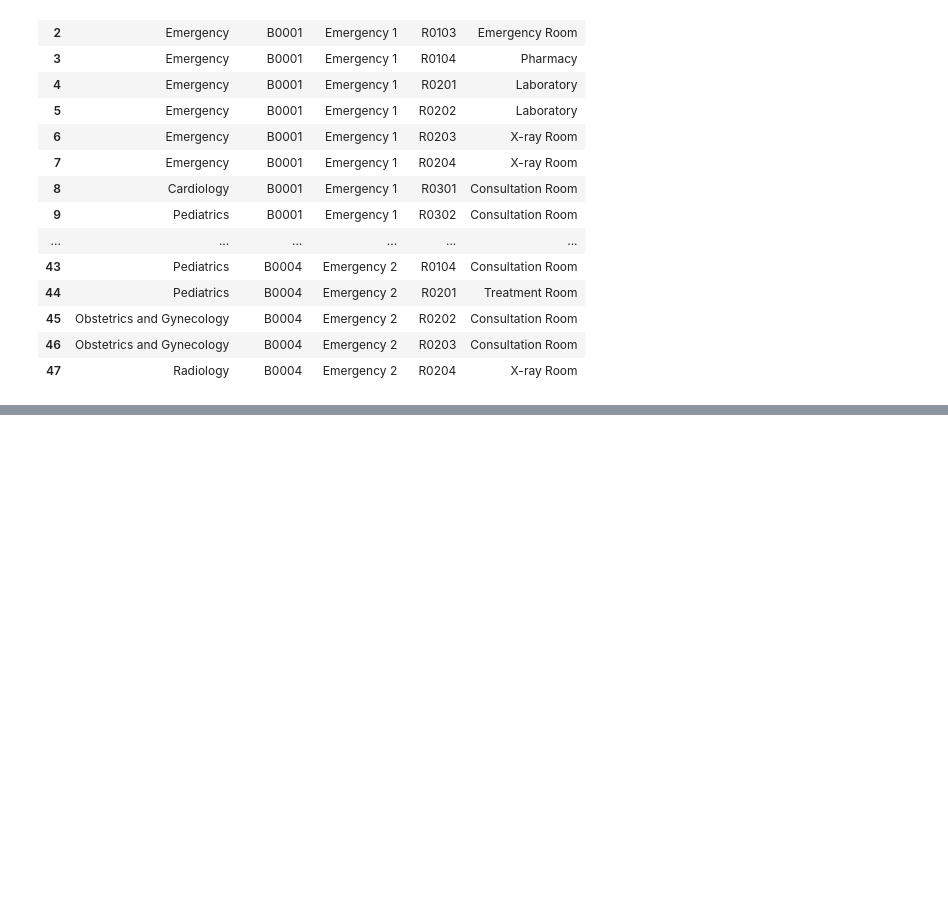
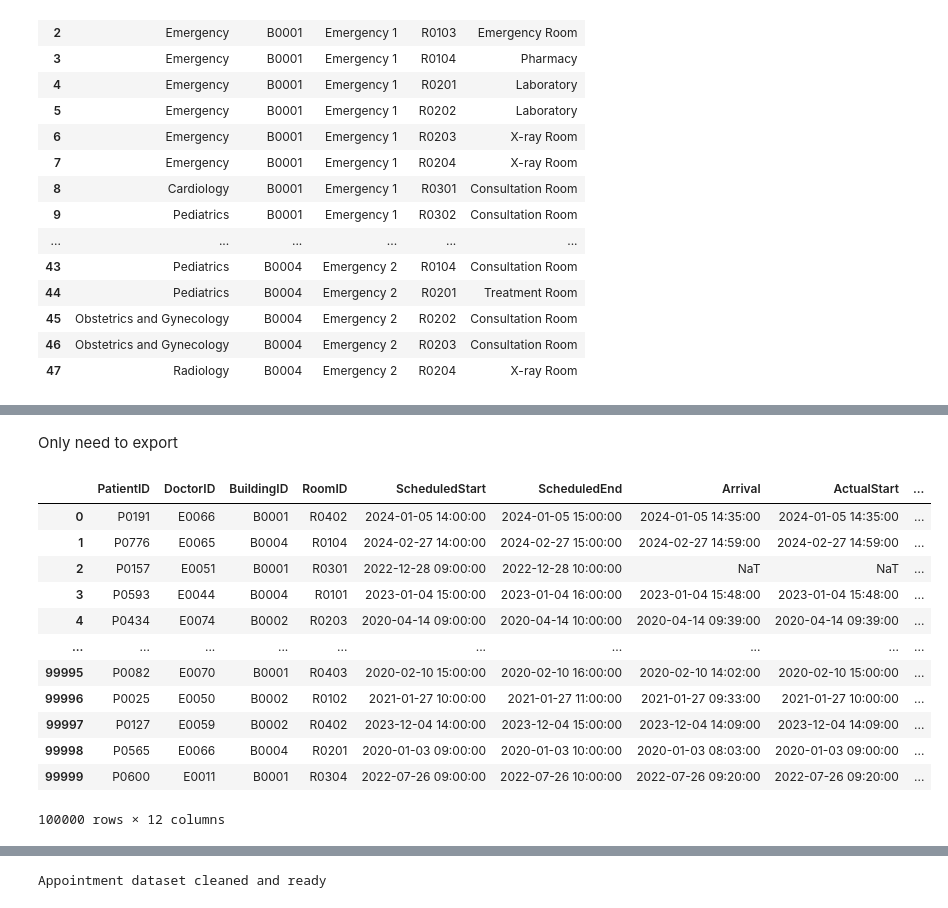
Before and after one commit to ATLAS097/Data-Engineering-CA2, a Jupyter notebook: data_cleaning.ipynb, the cells around one changed output, grey strips where cells are left out. Saved outputs shown, nothing was run; the diff lists cells and outputs as text; code cells hidden in the pictures; blank space fills up the shorter version.

Commit message:
Finalised cleaning, only need to export

```diff
--- a/data_cleaning.ipynb
+++ b/data_cleaning.ipynb
@@ -559,0 +564,6 @@ Again, BB002 is the issue why all combinations in appointment do not exist in fa
+# %%
+# Correct the BuildingID for the specific row
+appointment.loc[44299, 'BuildingID'] = 'B0002'
+
+# Verify the change
+display(appointment.loc[44299])
@@ -1222,0 +1311,18 @@ facility
+# %% [markdown]
+Only need to export
+# %%
+appointment
+# %% [output]
+|  | PatientID | DoctorID | BuildingID | RoomID | ScheduledStart | ScheduledEnd | Arrival | ActualStart | ... |
+| 0 | P0191 | E0066 | B0001 | R0402 | 2024-01-05 14:00:00 | 2024-01-05 15:00:00 | 2024-01-05 14:35:00 | 2024-01-05 14:35:00 | ... |
+| 1 | P0776 | E0065 | B0004 | R0104 | 2024-02-27 14:00:00 | 2024-02-27 15:00:00 | 2024-02-27 14:59:00 | 2024-02-27 14:59:00 | ... |
+| 2 | P0157 | E0051 | B0001 | R0301 | 2022-12-28 09:00:00 | 2022-12-28 10:00:00 | NaT | NaT | ... |
+| 3 | P0593 | E0044 | B0004 | R0101 | 2023-01-04 15:00:00 | 2023-01-04 16:00:00 | 2023-01-04 15:48:00 | 2023-01-04 15:48:00 | ... |
+| 4 | P0434 | E0074 | B0002 | R0203 | 2020-04-14 09:00:00 | 2020-04-14 10:00:00 | 2020-04-14 09:39:00 | 2020-04-14 09:39:00 | ... |
+| ... | ... | ... | ... | ... | ... | ... | ... | ... | ... |
+| 99995 | P0082 | E0070 | B0001 | R0403 | 2020-02-10 15:00:00 | 2020-02-10 16:00:00 | 2020-02-10 14:02:00 | 2020-02-10 15:00:00 | ... |
+| 99996 | P0025 | E0050 | B0002 | R0102 | 2021-01-27 10:00:00 | 2021-01-27 11:00:00 | 2021-01-27 09:33:00 | 2021-01-27 10:00:00 | ... |
+| 99997 | P0127 | E0059 | B0002 | R0402 | 2023-12-04 14:00:00 | 2023-12-04 15:00:00 | 2023-12-04 14:09:00 | 2023-12-04 14:09:00 | ... |
+| 99998 | P0565 | E0066 | B0004 | R0201 | 2020-01-03 09:00:00 | 2020-01-03 10:00:00 | 2020-01-03 08:03:00 | 2020-01-03 09:00:00 | ... |
+| 99999 | P0600 | E0011 | B0001 | R0304 | 2022-07-26 09:00:00 | 2022-07-26 10:00:00 | 2022-07-26 09:20:00 | 2022-07-26 09:20:00 | ... |
+100000 rows × 12 columns
@@ -1222,0 +1330,18 @@ facility
+# %%
+# Rename columns to match SQL table structure
+appointment_cleaned = appointment.rename(columns={
+   'ScheduledEnd': 'ScheduledEND',
+   'Arrival': 'ArrivalTime',
+   'ActualStart': 'StartTime',
+   'ActualEnd': 'FinishTime',
+   'Weight(kg)': 'Weight',
+   'Temperature(celcius)': 'Temperature',
+   'Comment': 'DoctorComment'
+}).copy()
+
+# Select columns in the correct order for the SQL table
+appointment_cleaned = appointment_cleaned[['PatientID', 'DoctorID', 'BuildingID', 'RoomID', 'ScheduledStart', 'ScheduledEND', 'ArrivalTime', 'StartTime', 'FinishTime', 'Weight', 'Temperature', 'DoctorComment']]
+
+print("Appointment dataset cleaned and ready")
+# %% [output]
+Appointment dataset cleaned and ready
```
Also changed, not shown: parts of 15 cells of this notebook.
